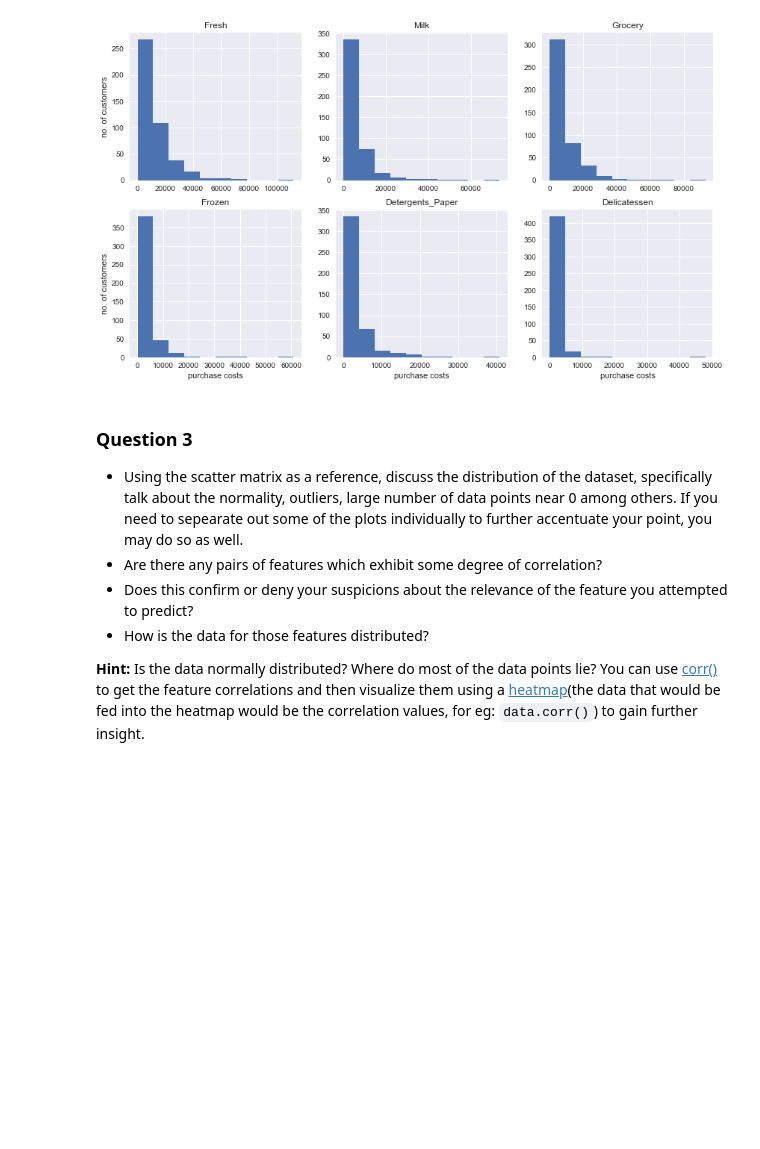
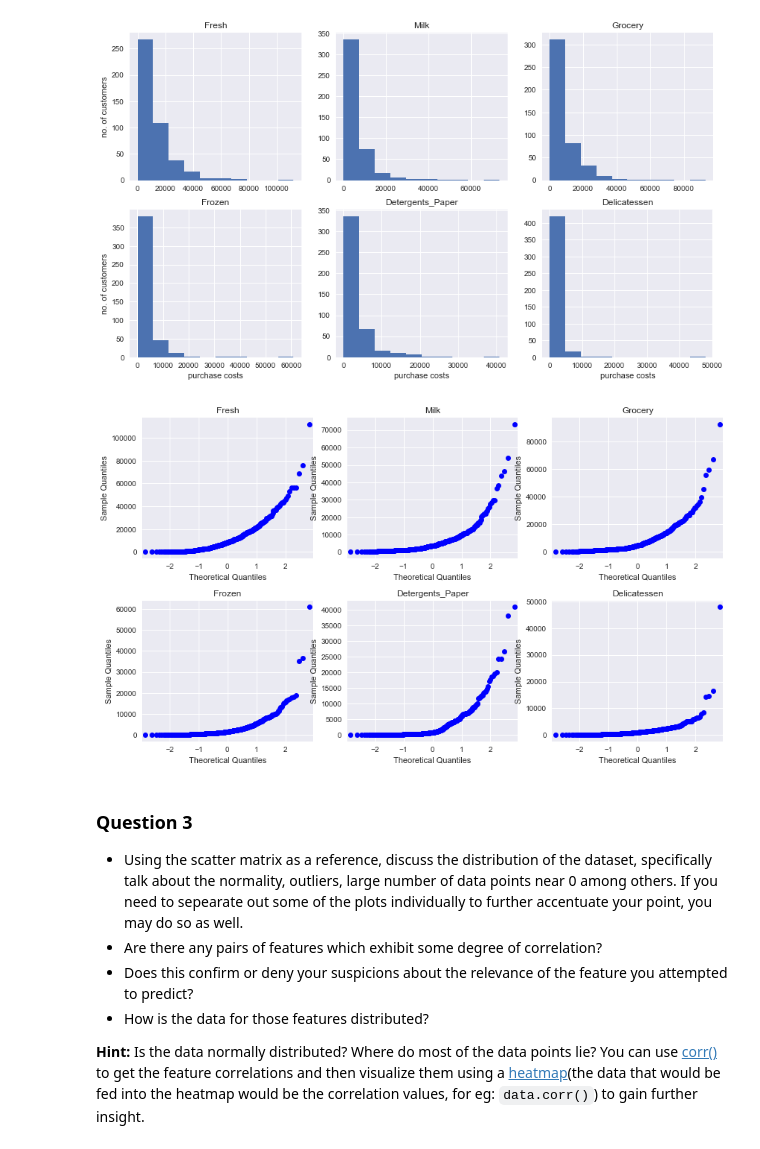
Before and after one commit to huli/mlnd, a Jupyter notebook: customer_segments/customer_segments.ipynb, the cells around one changed output. Cells and saved outputs as stored; diff of their text form; code cells hidden in the pictures; blank space fills up the shorter version.

Commit message:
Added qqplots.

```diff
--- a/customer_segments/customer_segments.ipynb
+++ b/customer_segments/customer_segments.ipynb
@@ -166,6 +166,24 @@ for f in data.columns:
 plt.show()
 # %% [output]
 [figure]
+# %%
+from statsmodels.graphics.gofplots import qqplot
+
+# Plot a qqplot of all the features
+fig, axes = plt.subplots(2,3, figsize=(14,8))
+plt.subplots_adjust(hspace=.3)
+
+i = j = 0
+for f in data.columns:
+    if i == 3:
+        i = 0
+        j = 1
+    qqplot(data[f], ax=axes[j][i])
+    axes[j][i].set_title(f)
+    i = i+1
+plt.show()
+# %% [output]
+[figure, added]
 # %% [markdown]
 ### Question 3
 * Using the scatter matrix as a reference, discuss the distribution of the dataset, specifically talk about the normality, outliers, large number of data points near 0 among others. If you need to sepearate out some of the plots individually to further accentuate your point, you may do so as well.
```
Also changed, not shown: parts of 1 cell of this notebook.
